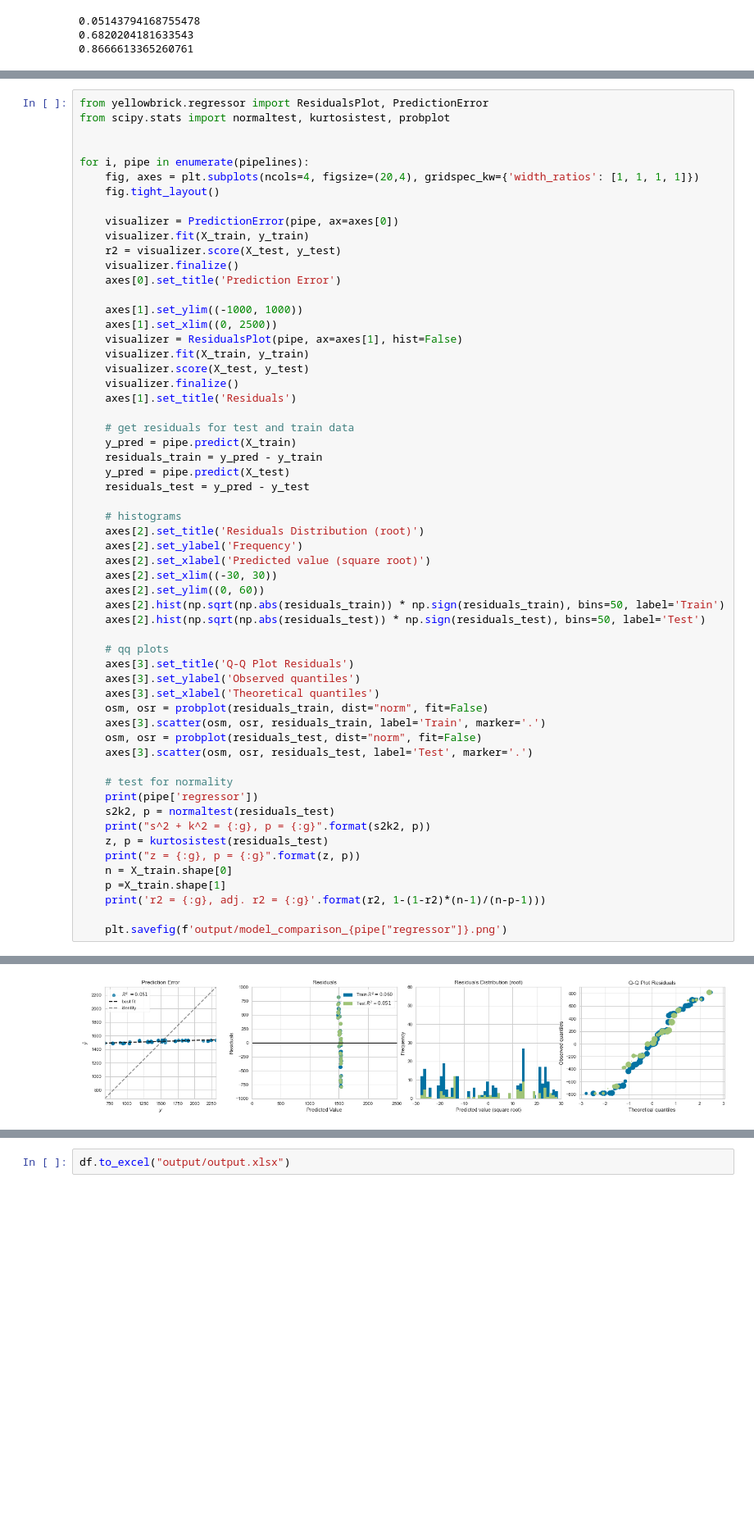
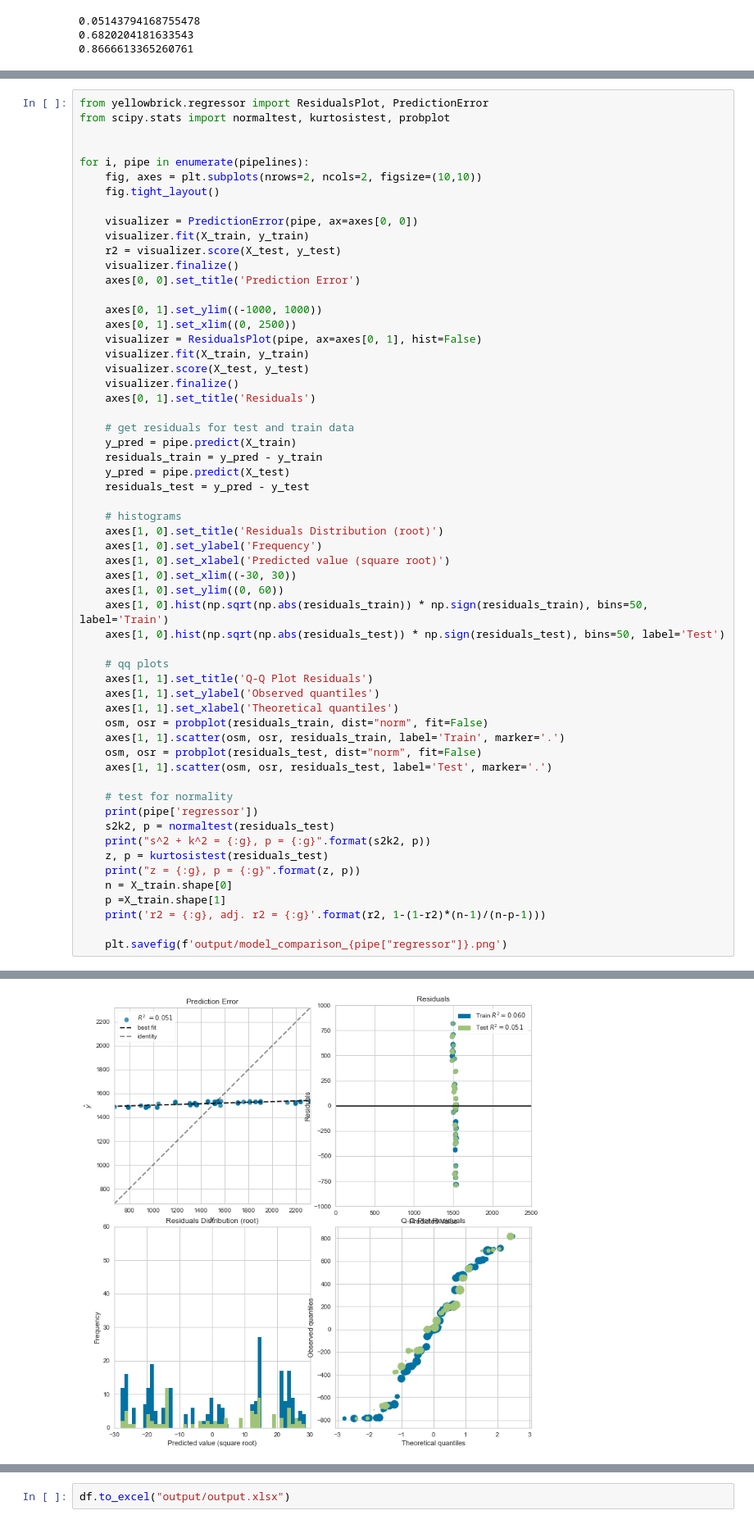
Before and after one commit to thijnalbers/ThesisCode, a Jupyter notebook: Notebook.ipynb, the cells around one changed output, grey strips where cells are left out. Shown: that part at 82% size. Drawn from its saved outputs; the diff is of its cells as text; blank space fills up the shorter version.

```diff
--- a/Notebook.ipynb
+++ b/Notebook.ipynb
@@ -383,22 +383,22 @@ from scipy.stats import normaltest, kurtosistest, probplot
 
 
 for i, pipe in enumerate(pipelines):
-    fig, axes = plt.subplots(ncols=4, figsize=(20,4), gridspec_kw={'width_ratios': [1, 1, 1, 1]})
+    fig, axes = plt.subplots(nrows=2, ncols=2, figsize=(10,10))
     fig.tight_layout()
 
-    visualizer = PredictionError(pipe, ax=axes[0])
+    visualizer = PredictionError(pipe, ax=axes[0, 0])
     visualizer.fit(X_train, y_train)
     r2 = visualizer.score(X_test, y_test)
     visualizer.finalize()
-    axes[0].set_title('Prediction Error')
+    axes[0, 0].set_title('Prediction Error')
 
-    axes[1].set_ylim((-1000, 1000))
-    axes[1].set_xlim((0, 2500))
-    visualizer = ResidualsPlot(pipe, ax=axes[1], hist=False)
+    axes[0, 1].set_ylim((-1000, 1000))
+    axes[0, 1].set_xlim((0, 2500))
+    visualizer = ResidualsPlot(pipe, ax=axes[0, 1], hist=False)
     visualizer.fit(X_train, y_train)
     visualizer.score(X_test, y_test)
     visualizer.finalize()
-    axes[1].set_title('Residuals')
+    axes[0, 1].set_title('Residuals')
 
     # get residuals for test and train data
     y_pred = pipe.predict(X_train)
@@ -407,45 +407,45 @@ for i, pipe in enumerate(pipelines):
     residuals_test = y_pred - y_test
 
     # histograms
-    axes[2].set_title('Residuals Distribution (root)')
-    axes[2].set_ylabel('Frequency')
-    axes[2].set_xlabel('Predicted value (square root)')
-    axes[2].set_xlim((-30, 30))
-    axes[2].set_ylim((0, 60))
-    axes[2].hist(np.sqrt(np.abs(residuals_train)) * np.sign(residuals_train), bins=50, label='Train')
-    axes[2].hist(np.sqrt(np.abs(residuals_test)) * np.sign(residuals_test), bins=50, label='Test')
+    axes[1, 0].set_title('Residuals Distribution (root)')
+    axes[1, 0].set_ylabel('Frequency')
+    axes[1, 0].set_xlabel('Predicted value (square root)')
+    axes[1, 0].set_xlim((-30, 30))
+    axes[1, 0].set_ylim((0, 60))
+    axes[1, 0].hist(np.sqrt(np.abs(residuals_train)) * np.sign(residuals_train), bins=50, label='Train')
+    axes[1, 0].hist(np.sqrt(np.abs(residuals_test)) * np.sign(residuals_test), bins=50, label='Test')
 
     # qq plots
-    axes[3].set_title('Q-Q Plot Residuals')
-    axes[3].set_ylabel('Observed quantiles')
-    axes[3].set_xlabel('Theoretical quantiles')
+    axes[1, 1].set_title('Q-Q Plot Residuals')
+    axes[1, 1].set_ylabel('Observed quantiles')
+    axes[1, 1].set_xlabel('Theoretical quantiles')
     osm, osr = probplot(residuals_train, dist="norm", fit=False)
-    axes[3].scatter(osm, osr, residuals_train, label='Train', marker='.')
+    axes[1, 1].scatter(osm, osr, residuals_train, label='Train', marker='.')
     osm, osr = probplot(residuals_test, dist="norm", fit=False)
-    axes[3].scatter(osm, osr, residuals_test, label='Test', marker='.')
+    axes[1, 1].scatter(osm, osr, residuals_test, label='Test', marker='.')
 
     # test for normality
     print(pipe['regressor'])
     s2k2, p = normaltest(residuals_test)
     print("s^2 + k^2 = {:g}, p = {:g}".format(s2k2, p))
     z, p = kurtosistest(residuals_test)
     print("z = {:g}, p = {:g}".format(z, p))
     n = X_train.shape[0]
     p =X_train.shape[1]
     print('r2 = {:g}, adj. r2 = {:g}'.format(r2, 1-(1-r2)*(n-1)/(n-p-1)))
 
     plt.savefig(f'output/model_comparison_{pipe["regressor"]}.png')
 # %% [output]
 SVR()
 s^2 + k^2 = 0.816062, p = 0.664958
 z = -0.630993, p = 0.528045
 r2 = 0.0514379, adj. r2 = -0.046268
 SVR(kernel='linear')
 s^2 + k^2 = 5.36795, p = 0.068291
 z = 1.54525, p = 0.122285
 r2 = 0.68202, adj. r2 = 0.649267
 RandomForestRegressor(random_state=0)
 s^2 + k^2 = 14.3738, p = 0.000756442
 z = 3.76818, p = 0.000164439
 r2 = 0.866661, adj. r2 = 0.852927
-[figure, old version]
+[figure, new version]
```
Also changed, not shown: parts of 1 cell of this notebook.
